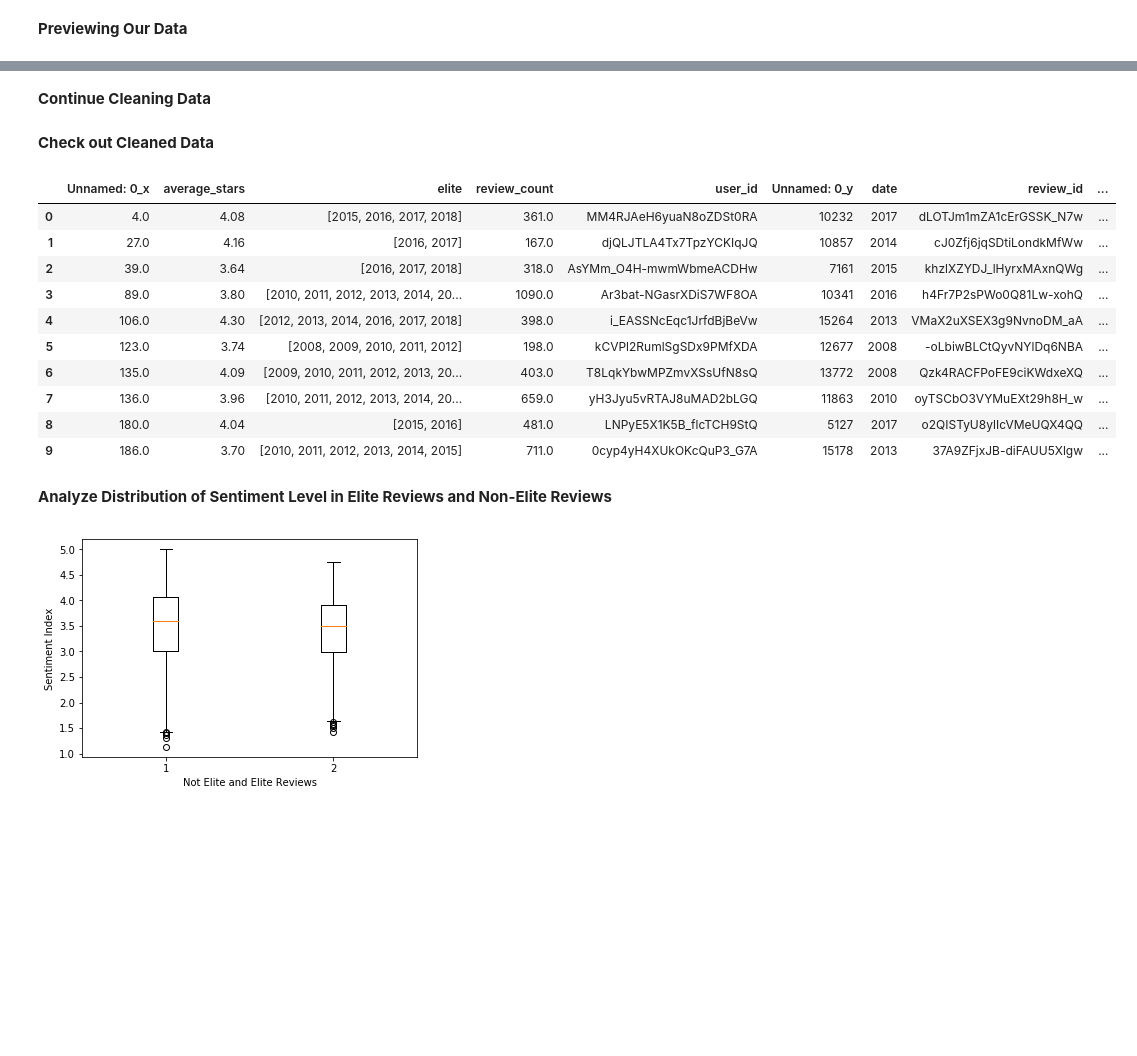
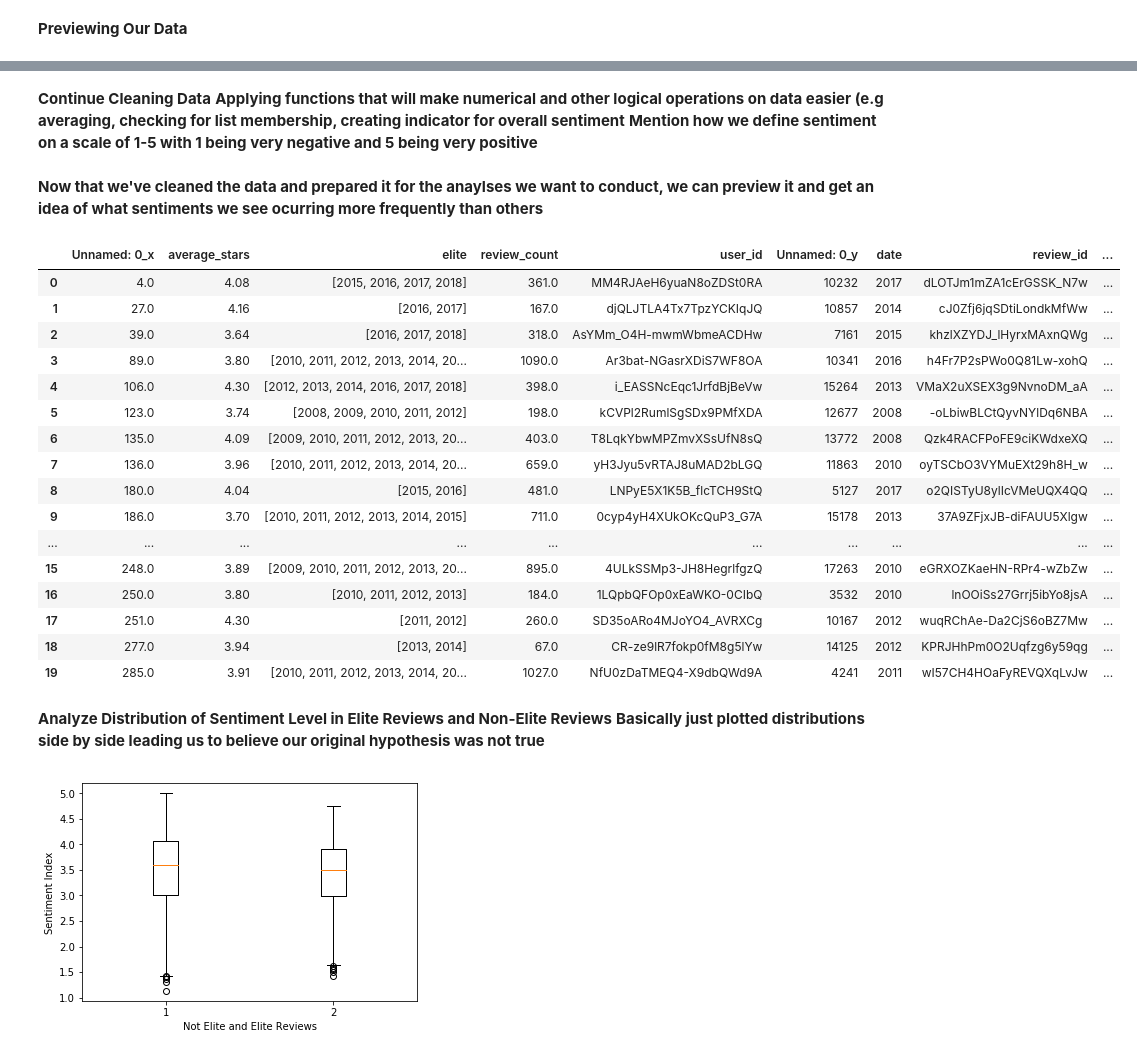
Before and after one commit to Acbaez/YelpReviewData, a Jupyter notebook: YelpProject108.ipynb, the cells around one changed output, grey strips where cells are left out. Saved outputs shown, nothing was run; the diff lists cells and outputs as text; code cells hidden in the pictures; blank space fills up the shorter version.

```diff
--- a/YelpProject108.ipynb
+++ b/YelpProject108.ipynb
@@ -147,8 +148,10 @@ def convert_string_to_list(elite):
     for item in elite_list:
         out.append(int(item))
     return list(out)
-# %% [markdown]
-**Continue Cleaning Data**
+# %% [markdown]
+**Continue Cleaning Data**
+**Applying functions that will make numerical and other logical operations on data easier (e.g averaging, checking for list membership, creating indicator for overall sentiment**
+**Mention how we define sentiment on a scale of 1-5 with 1 being very negative and 5 being very positive**
 # %%
 #Want to convert string values to int before dropping nulls
 df_user['elite'] = df_user['elite'].apply(convert_string_to_list)
@@ -170,24 +173,31 @@ df['Elite_Reviewer'] = df.apply(lambda row: Elite(row), axis=1)
 
 #Apply function to find sentiment for each review in df_review
 df['critical_index'] = df.apply(lambda row: find_sentiment(row['stars'], row['text']), axis=1)
-# %% [markdown]
-**Check out Cleaned Data**
+# %% [markdown]
+**Now that we've cleaned the data and prepared it for the anaylses we want to conduct, we can preview it and get an idea of what sentiments we see ocurring more frequently than others**
 # %%
-df.head(10)
+df.head(20)
 # %% [output]
 |  | Unnamed: 0_x | average_stars | elite | review_count | user_id | Unnamed: 0_y | date | review_id | ... |
 | 0 | 4.0 | 4.08 | [2015, 2016, 2017, 2018] | 361.0 | MM4RJAeH6yuaN8oZDSt0RA | 10232 | 2017 | dLOTJm1mZA1cErGSSK_N7w | ... |
 | 1 | 27.0 | 4.16 | [2016, 2017] | 167.0 | djQLJTLA4Tx7TpzYCKIqJQ | 10857 | 2014 | cJ0Zfj6jqSDtiLondkMfWw | ... |
 | 2 | 39.0 | 3.64 | [2016, 2017, 2018] | 318.0 | AsYMm_O4H-mwmWbmeACDHw | 7161 | 2015 | khzlXZYDJ_lHyrxMAxnQWg | ... |
 | 3 | 89.0 | 3.80 | [2010, 2011, 2012, 2013, 2014, 20... | 1090.0 | Ar3bat-NGasrXDiS7WF8OA | 10341 | 2016 | h4Fr7P2sPWo0Q81Lw-xohQ | ... |
 | 4 | 106.0 | 4.30 | [2012, 2013, 2014, 2016, 2017, 2018] | 398.0 | i_EASSNcEqc1JrfdBjBeVw | 15264 | 2013 | VMaX2uXSEX3g9NvnoDM_aA | ... |
 | 5 | 123.0 | 3.74 | [2008, 2009, 2010, 2011, 2012] | 198.0 | kCVPl2RumlSgSDx9PMfXDA | 12677 | 2008 | -oLbiwBLCtQyvNYlDq6NBA | ... |
 | 6 | 135.0 | 4.09 | [2009, 2010, 2011, 2012, 2013, 20... | 403.0 | T8LqkYbwMPZmvXSsUfN8sQ | 13772 | 2008 | Qzk4RACFPoFE9ciKWdxeXQ | ... |
 | 7 | 136.0 | 3.96 | [2010, 2011, 2012, 2013, 2014, 20... | 659.0 | yH3Jyu5vRTAJ8uMAD2bLGQ | 11863 | 2010 | oyTSCbO3VYMuEXt29h8H_w | ... |
 | 8 | 180.0 | 4.04 | [2015, 2016] | 481.0 | LNPyE5X1K5B_flcTCH9StQ | 5127 | 2017 | o2QISTyU8ylIcVMeUQX4QQ | ... |
 | 9 | 186.0 | 3.70 | [2010, 2011, 2012, 2013, 2014, 2015] | 711.0 | 0cyp4yH4XUkOKcQuP3_G7A | 15178 | 2013 | 37A9ZFjxJB-diFAUU5Xlgw | ... |
+| ... | ... | ... | ... | ... | ... | ... | ... | ... | ... |
+| 15 | 248.0 | 3.89 | [2009, 2010, 2011, 2012, 2013, 20... | 895.0 | 4ULkSSMp3-JH8HegrlfgzQ | 17263 | 2010 | eGRXOZKaeHN-RPr4-wZbZw | ... |
+| 16 | 250.0 | 3.80 | [2010, 2011, 2012, 2013] | 184.0 | 1LQpbQFOp0xEaWKO-0CIbQ | 3532 | 2010 | lnOOiSs27Grrj5ibYo8jsA | ... |
+| 17 | 251.0 | 4.30 | [2011, 2012] | 260.0 | SD35oARo4MJoYO4_AVRXCg | 10167 | 2012 | wuqRChAe-Da2CjS6oBZ7Mw | ... |
+| 18 | 277.0 | 3.94 | [2013, 2014] | 67.0 | CR-ze9lR7fokp0fM8g5lYw | 14125 | 2012 | KPRJHhPm0O2Uqfzg6y59qg | ... |
+| 19 | 285.0 | 3.91 | [2010, 2011, 2012, 2013, 2014, 20... | 1027.0 | NfU0zDaTMEQ4-X9dbQWd9A | 4241 | 2011 | wI57CH4HOaFyREVQXqLvJw | ... |
 # %% [markdown]
 **Analyze Distribution of Sentiment Level in Elite Reviews and Non-Elite Reviews**
+**Basically just plotted distributions side by side leading us to believe our original hypothesis was not true**
 # %%
 #create and label boxplot
 elite_reviews = df.loc[df['Elite_Reviewer'] == True]['critical_index']
```
Also changed, not shown: parts of 11 cells of this notebook.
